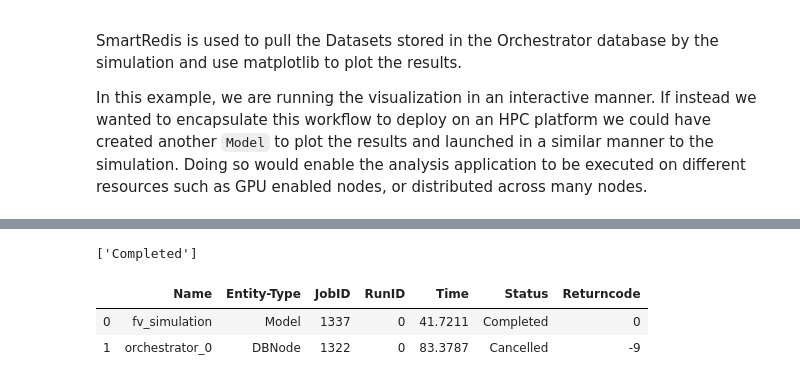
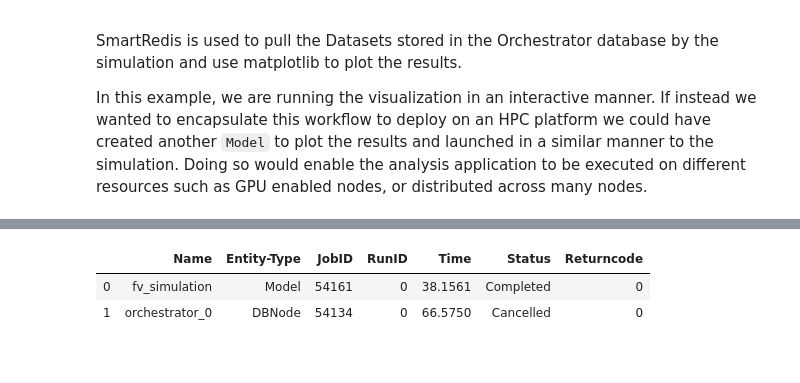
Before and after one commit to CrayLabs/SmartSim, a Jupyter notebook: tutorials/online_analysis/lattice/online_analysis.ipynb, the cells around one changed output, grey strips where cells are left out. Cells and saved outputs as stored; diff of their text form; code cells hidden in the pictures.

```diff
--- a/tutorials/online_analysis/lattice/online_analysis.ipynb
+++ b/tutorials/online_analysis/lattice/online_analysis.ipynb
@@ -203,10 +272,6 @@ exp.stop(db)
-# %%
-exp.get_status(model)
-# %% [output]
-['Completed']
 # %%
-exp.summary(format="html")
+exp.summary(style="html")
 # %% [output]
 |  | Name | Entity-Type | JobID | RunID | Time | Status | Returncode |
-| 0 | fv_simulation | Model | 1337 | 0 | 41.7211 | Completed | 0 |
-| 1 | orchestrator_0 | DBNode | 1322 | 0 | 83.3787 | Cancelled | -9 |
+| 0 | fv_simulation | Model | 54161 | 0 | 38.1561 | Completed | 0 |
+| 1 | orchestrator_0 | DBNode | 54134 | 0 | 66.5750 | Cancelled | 0 |
```
Also changed, not shown: parts of 15 cells of this notebook, 21 other files.
